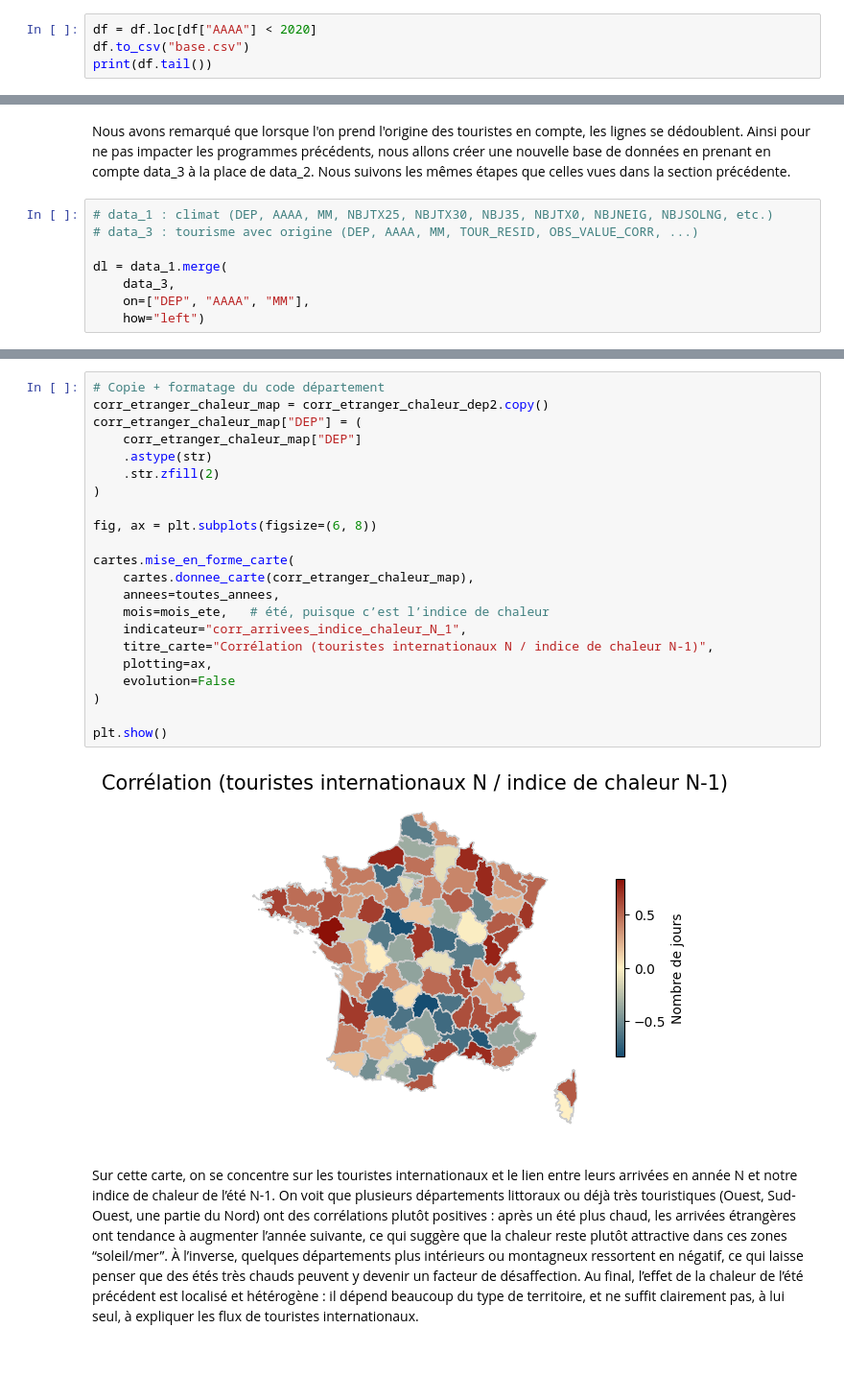
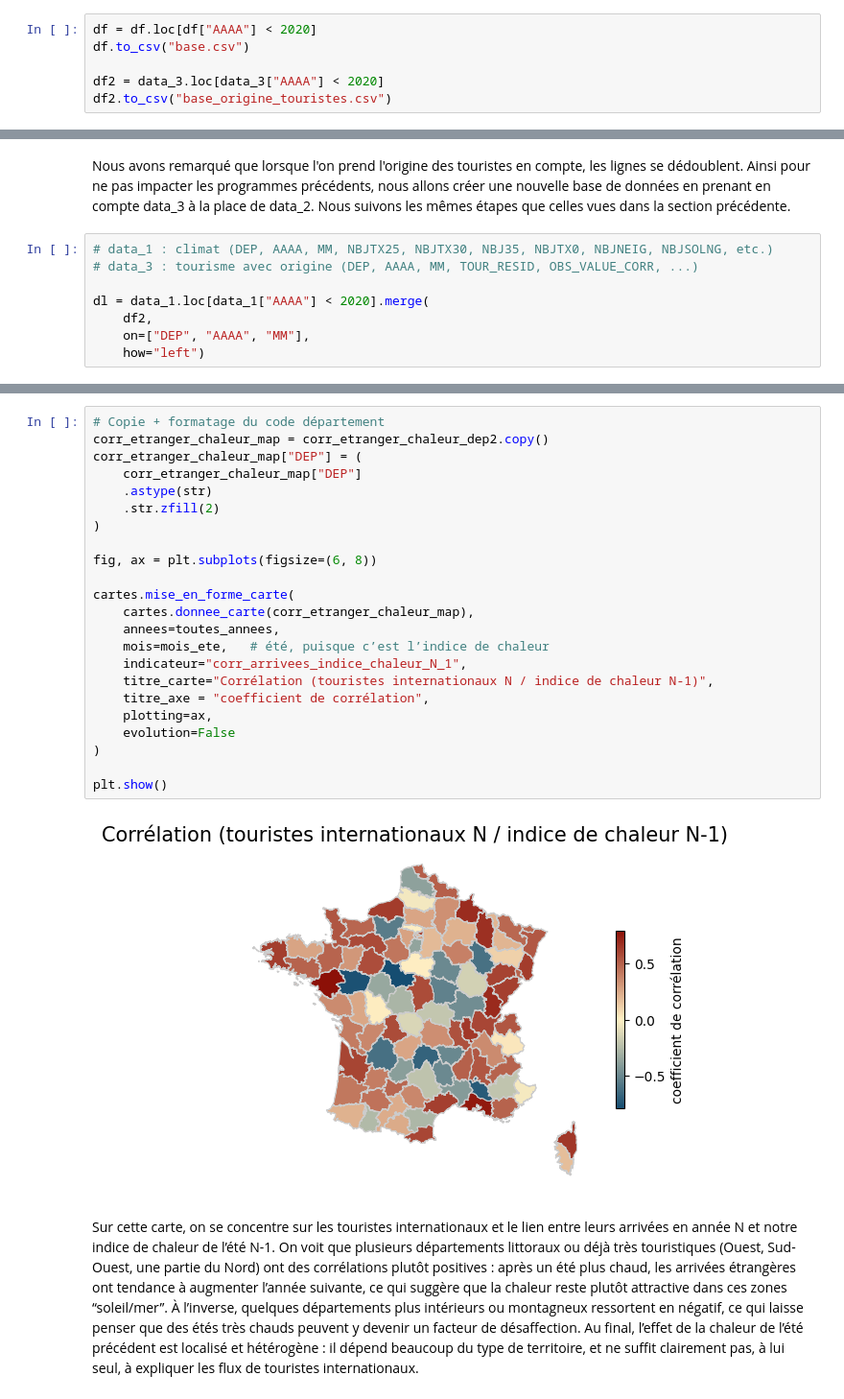
Before and after one commit to Manonchvllr/Project, a Jupyter notebook: rapport.ipynb, the cells around one changed output, grey strips where cells are left out. Shown at 96% size. Cells and saved outputs as stored; diff of their text form; blank space fills up the shorter version.

```diff
--- a/rapport.ipynb
+++ b/rapport.ipynb
@@ -204,4 +204,6 @@ On observe que les arrivées touristiques sont manquantes pour la période du Co
 # %%
 df = df.loc[df["AAAA"] < 2020]
 df.to_csv("base.csv")
-print(df.tail())
+
+df2 = data_3.loc[data_3["AAAA"] < 2020]
+df2.to_csv("base_origine_touristes.csv")
@@ -979,8 +984,8 @@ Nous avons remarqué que lorsque l'on prend l'origine des touristes en compte, l
 # data_1 : climat (DEP, AAAA, MM, NBJTX25, NBJTX30, NBJ35, NBJTX0, NBJNEIG, NBJSOLNG, etc.)
 # data_3 : tourisme avec origine (DEP, AAAA, MM, TOUR_RESID, OBS_VALUE_CORR, ...)
 
-dl = data_1.merge(
-    data_3,
+dl = data_1.loc[data_1["AAAA"] < 2020].merge(
+    df2,
     on=["DEP", "AAAA", "MM"],
     how="left")
 # %%
@@ -1179,27 +1180,28 @@ Corrélation par département (Touristes internationaux année N vs indice froid
 # %%
 # Copie + formatage du code département
 corr_etranger_chaleur_map = corr_etranger_chaleur_dep2.copy()
 corr_etranger_chaleur_map["DEP"] = (
     corr_etranger_chaleur_map["DEP"]
     .astype(str)
     .str.zfill(2)
 )
 
 fig, ax = plt.subplots(figsize=(6, 8))
 
 cartes.mise_en_forme_carte(
     cartes.donnee_carte(corr_etranger_chaleur_map),
     annees=toutes_annees,
     mois=mois_ete,   # été, puisque c’est l’indice de chaleur
     indicateur="corr_arrivees_indice_chaleur_N_1",
     titre_carte="Corrélation (touristes internationaux N / indice de chaleur N-1)",
+    titre_axe = "coefficient de corrélation",
     plotting=ax,
     evolution=False
 )
 
 plt.show()
 # %% [output]
-[figure, old version]
+[figure, new version]
 # %% [markdown]
 Sur cette carte, on se concentre sur les touristes internationaux et le lien entre leurs arrivées en année N et notre indice de chaleur de l’été N-1. On voit que plusieurs départements littoraux ou déjà très touristiques (Ouest, Sud-Ouest, une partie du Nord) ont des corrélations plutôt positives : après un été plus chaud, les arrivées étrangères ont tendance à augmenter l’année suivante, ce qui suggère que la chaleur reste plutôt attractive dans ces zones “soleil/mer”. À l’inverse, quelques départements plus intérieurs ou montagneux ressortent en négatif, ce qui laisse penser que des étés très chauds peuvent y devenir un facteur de désaffection. Au final, l’effet de la chaleur de l’été précédent est localisé et hétérogène : il dépend beaucoup du type de territoire, et ne suffit clairement pas, à lui seul, à expliquer les flux de touristes internationaux.
 # %%
```
Also changed, not shown: parts of 33 cells of this notebook.
